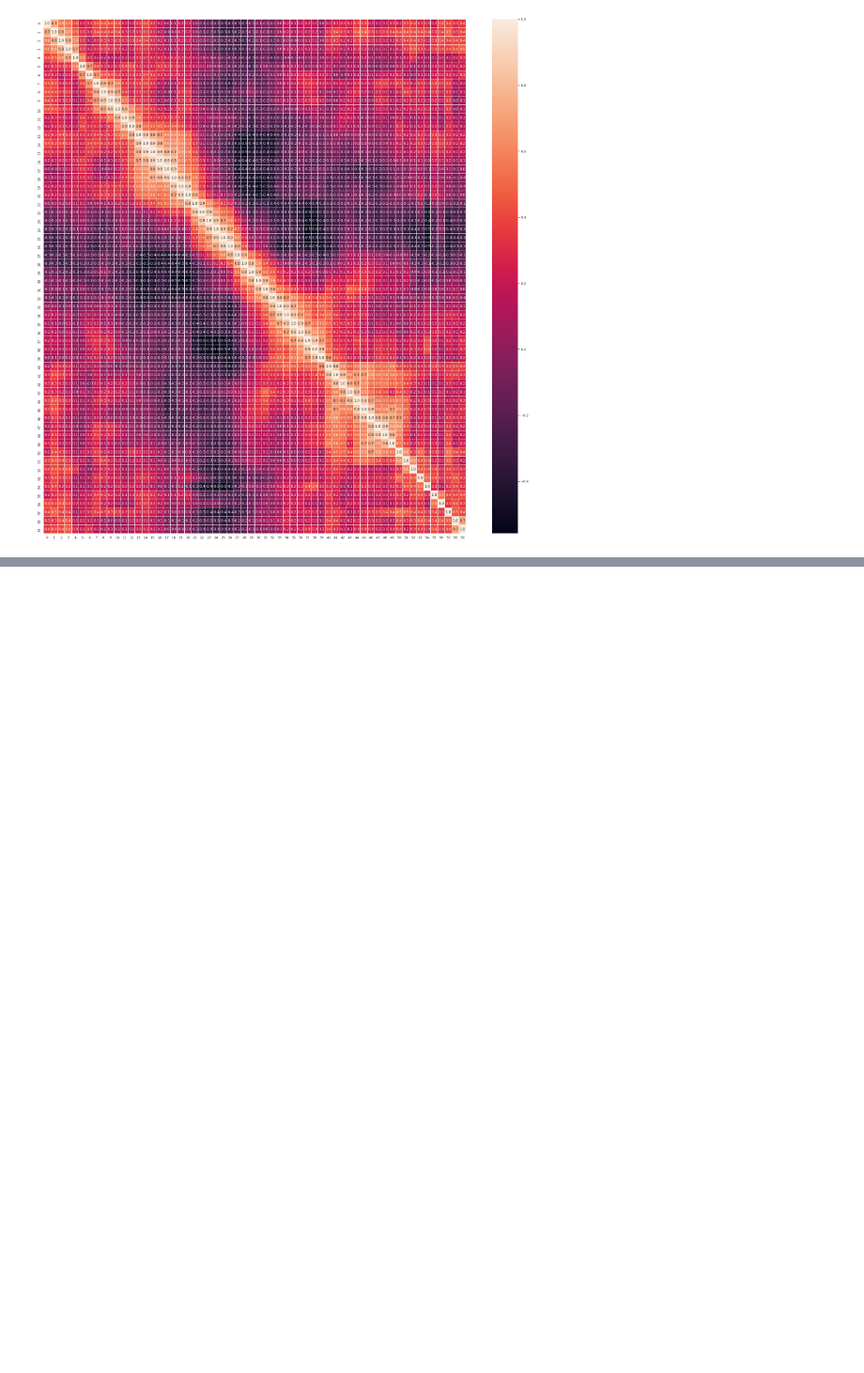
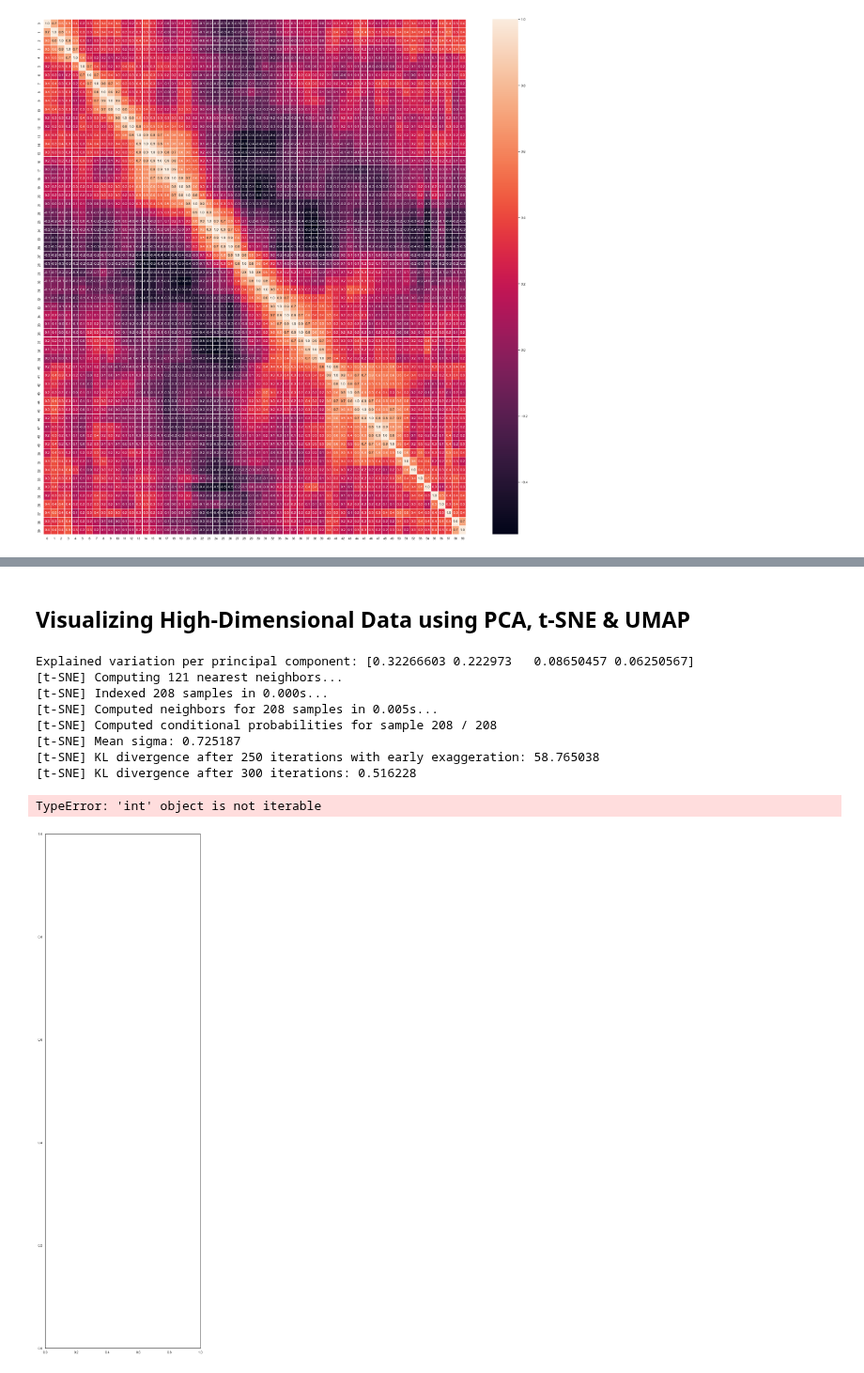
Before and after one commit to borodark/ie7860, a Jupyter notebook: Feature Selection and Visualization Sonar Data Set.ipynb, the cells around one changed output, grey strips where cells are left out. Shown at 94% size. Saved outputs shown, nothing was run; the diff lists cells and outputs as text; code cells hidden in the pictures; blank space fills up the shorter version.

```diff
--- a/Feature Selection and Visualization Sonar Data Set.ipynb
+++ b/Feature Selection and Visualization Sonar Data Set.ipynb
@@ -173,0 +187,45 @@ sns.heatmap(x.corr(), annot=True, linewidths=.5, fmt= '.1f',ax=ax)
+# %% [markdown]
+## Visualizing High-Dimensional Data using PCA, t-SNE & UMAP
+# %%
+from sklearn.decomposition import PCA
+from sklearn.manifold import TSNE
+import umap
+df = pd.read_csv('sonar.csv', header=None)
+x = df.sample(frac=1, replace=True, random_state=1)
+y = x[60]
+x.drop([60],axis=1, inplace=True)
+# PCA
+pca = PCA(n_components=4)
+pca_result = pca.fit_transform(x)
+print('Explained variation per principal component: {}'.format(pca.explained_variance_ratio_))
+df['pca-one'] = pca_result[:,0]; df['pca-two'] = pca_result[:,1]
+
+# UMAP
+# umap_results = umap.UMAP(n_neighbors=5,min_dist=0.3,metric='correlation').fit_transform(x)
+umap_results = umap.UMAP().fit_transform(x)
+df['umap-one'] = umap_results[:,0]; df['umap-two'] = umap_results[:,1]
+
+# t-SNE
+tsne = TSNE(n_components=2, verbose=1, perplexity=40, n_iter=300)
+tsne_results = tsne.fit_transform(x)
+df['tsne-2d-one'] = tsne_results[:,0]; df['tsne-2d-two'] = tsne_results[:,1]
+
+# Plot Visualizations
+plt.figure(figsize=(32,32))
+ax1 = plt.subplot(1, 3, 1)
+sns.scatterplot(x="pca-one", y="pca-two",hue=y,data=df,legend="full",alpha=0.3,ax=ax1)
+ax2 = plt.subplot(1, 3, 2)
+sns.scatterplot(x="tsne-2d-one", y="tsne-2d-two",hue=y,data=df,legend="full",alpha=0.3,ax=ax2)
+ax3 = plt.subplot(1, 3, 3)
+sns.scatterplot(x="umap-one", y="umap-two",hue=y,data=df,legend="full",alpha=0.3,ax=ax3)
+# %% [output]
+Explained variation per principal component: [0.32266603 0.222973   0.08650457 0.06250567]
+[t-SNE] Computing 121 nearest neighbors...
+[t-SNE] Indexed 208 samples in 0.000s...
+[t-SNE] Computed neighbors for 208 samples in 0.005s...
+[t-SNE] Computed conditional probabilities for sample 208 / 208
+[t-SNE] Mean sigma: 0.725187
+[t-SNE] KL divergence after 250 iterations with early exaggeration: 58.765038
+[t-SNE] KL divergence after 300 iterations: 0.516228
+TypeError: 'int' object is not iterable
+[figure, added]
```
Also changed, not shown: parts of 12 cells of this notebook, 2 other files.
